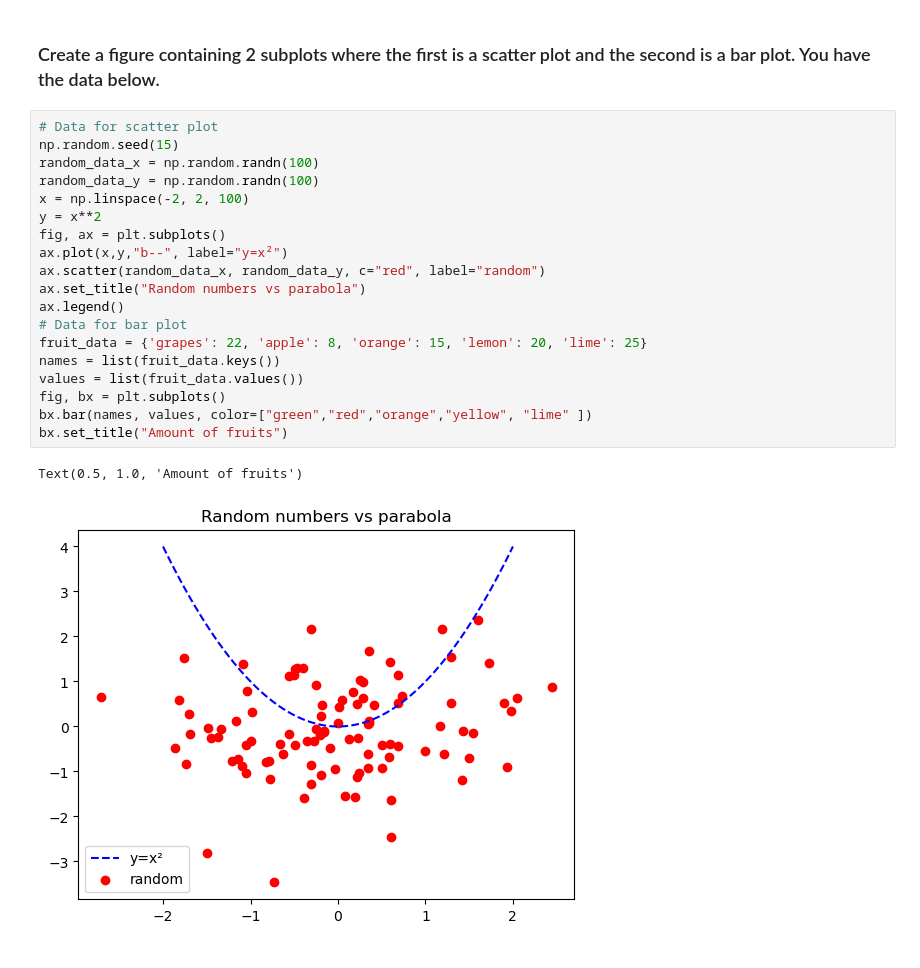
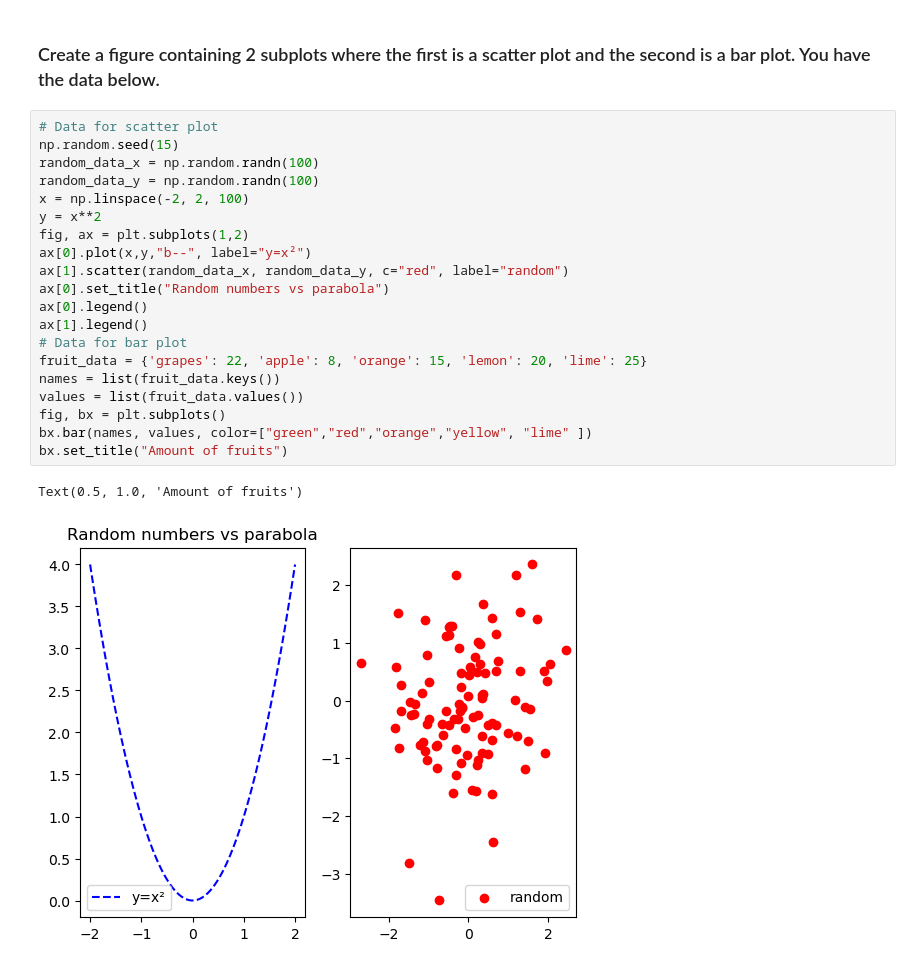
Before and after one commit to giorgio-solinas1980/kunskapskontroll, a Jupyter notebook: Matplotlib.ipynb, the cells around one changed output. Saved outputs shown, nothing was run; the diff lists cells and outputs as text.

```diff
--- a/Matplotlib.ipynb
+++ b/Matplotlib.ipynb
@@ -37,23 +37,24 @@ Text(0.5, 1.0, 'My first plot')
 # %%
 # Data for scatter plot
 np.random.seed(15)
 random_data_x = np.random.randn(100)
 random_data_y = np.random.randn(100)
 x = np.linspace(-2, 2, 100)
 y = x**2
-fig, ax = plt.subplots()
-ax.plot(x,y,"b--", label="y=x²")
-ax.scatter(random_data_x, random_data_y, c="red", label="random")
-ax.set_title("Random numbers vs parabola")
-ax.legend()
+fig, ax = plt.subplots(1,2)
+ax[0].plot(x,y,"b--", label="y=x²")
+ax[1].scatter(random_data_x, random_data_y, c="red", label="random")
+ax[0].set_title("Random numbers vs parabola")
+ax[0].legend()
+ax[1].legend()
 # Data for bar plot
 fruit_data = {'grapes': 22, 'apple': 8, 'orange': 15, 'lemon': 20, 'lime': 25}
 names = list(fruit_data.keys())
 values = list(fruit_data.values())
 fig, bx = plt.subplots()
 bx.bar(names, values, color=["green","red","orange","yellow", "lime" ])
 bx.set_title("Amount of fruits")
 # %% [output]
 Text(0.5, 1.0, 'Amount of fruits')
-[figure, old version]
+[figure, new version]
 [figure]
```
